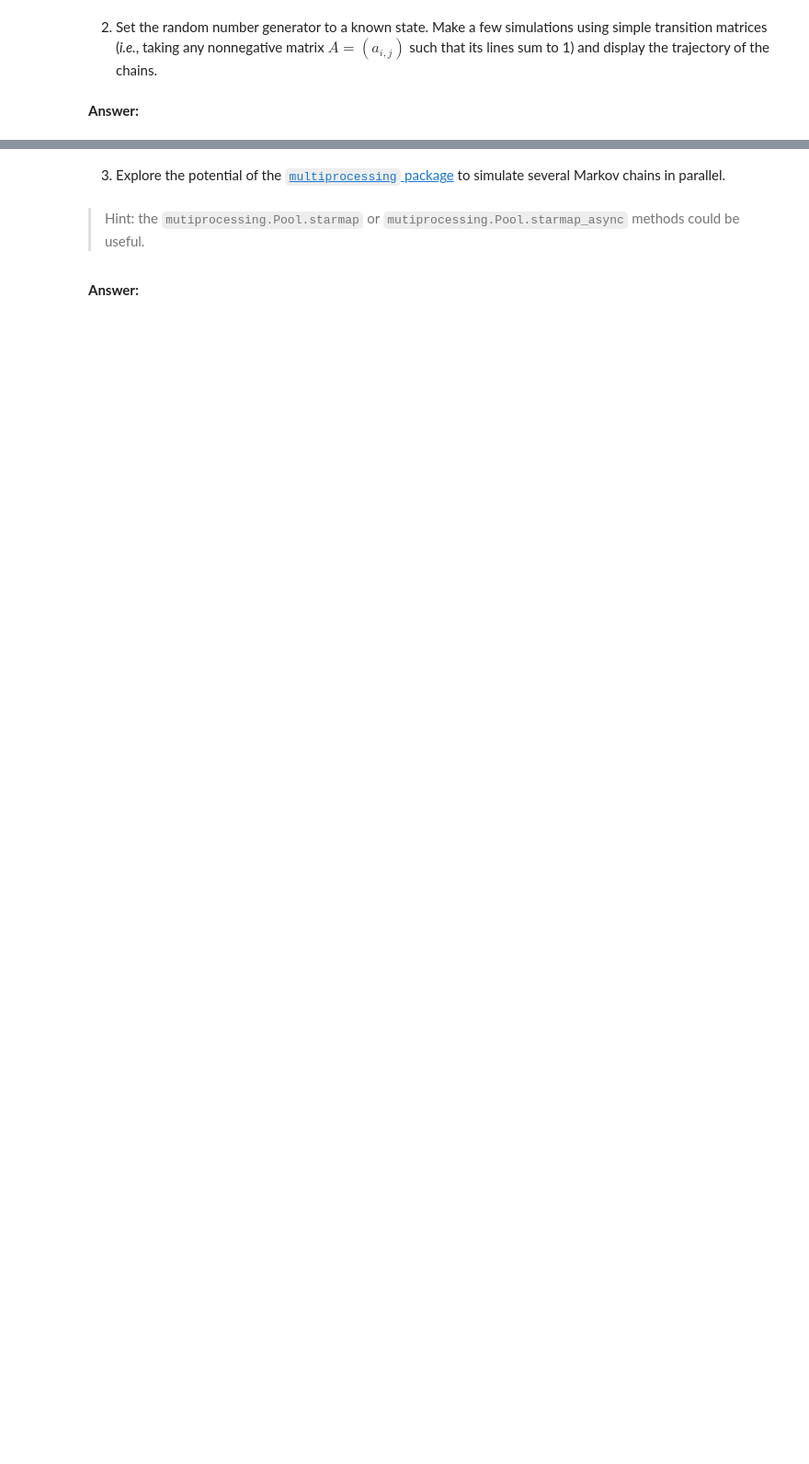
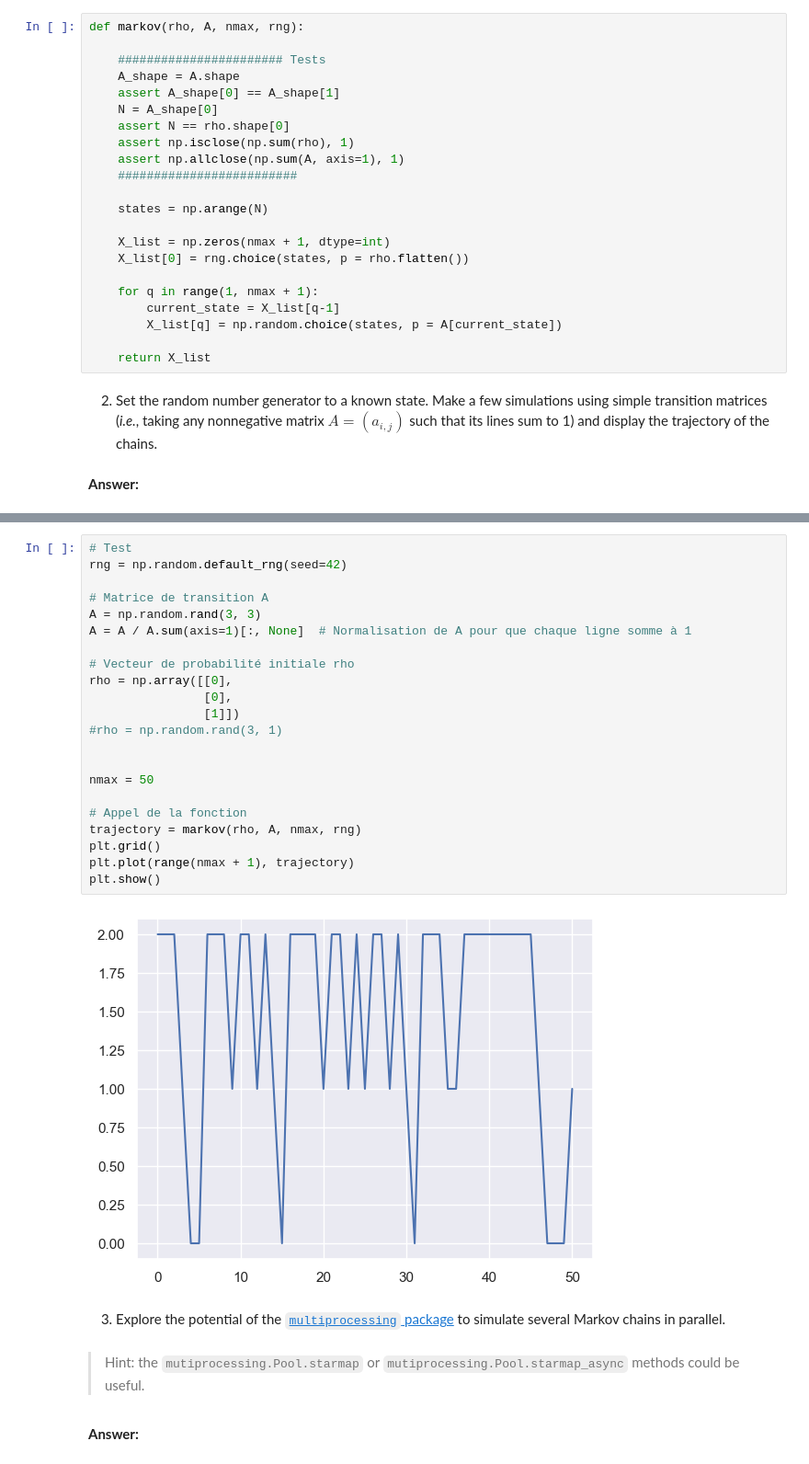
Before and after one commit to SerinaTraore/python_sdia, a Jupyter notebook: Labs/source/Lab5/lab5.ipynb, the cells around one changed output, grey strips where cells are left out. Shown at 92% size. Saved outputs shown, nothing was run; the diff lists cells and outputs as text; blank space fills up the shorter version.

```diff
--- a/Labs/source/Lab5/lab5.ipynb
+++ b/Labs/source/Lab5/lab5.ipynb
@@ -133,3 +182,25 @@ Here is an example of execution :
+# %%
+def markov(rho, A, nmax, rng):
+
+    ####################### Tests
+    A_shape = A.shape
+    assert A_shape[0] == A_shape[1]
+    N = A_shape[0]
+    assert N == rho.shape[0]
+    assert np.isclose(np.sum(rho), 1)
+    assert np.allclose(np.sum(A, axis=1), 1)
+    #########################
+
+    states = np.arange(N)
+
+    X_list = np.zeros(nmax + 1, dtype=int)
+    X_list[0] = rng.choice(states, p = rho.flatten())
+
+    for q in range(1, nmax + 1):
+        current_state = X_list[q-1]
+        X_list[q] = np.random.choice(states, p = A[current_state])
+
+    return X_list
 # %% [markdown]
 2. Set the random number generator to a known state. Make a few simulations using simple transition matrices (*i.e.*, taking any nonnegative matrix $A=(a_{i,j})$ such that its lines sum to 1) and display the trajectory of the chains.
 # %% [markdown]
@@ -139,3 +208,27 @@ Here is an example of execution :
+# %%
+# Test
+rng = np.random.default_rng(seed=42)
+
+# Matrice de transition A
+A = np.random.rand(3, 3)
+A = A / A.sum(axis=1)[:, None]  # Normalisation de A pour que chaque ligne somme à 1
+
+# Vecteur de probabilité initiale rho
+rho = np.array([[0],
+                [0],
+                [1]])
+#rho = np.random.rand(3, 1)
+
+
+nmax = 50
+
+# Appel de la fonction
+trajectory = markov(rho, A, nmax, rng)
+plt.grid()
+plt.plot(range(nmax + 1), trajectory)
+plt.show()
+# %% [output]
+[figure, added]
 # %% [markdown]
 3. Explore the potential of the [`multiprocessing` package](https://docs.python.org/3/library/multiprocessing.html) to simulate several Markov chains in parallel.
 # %% [markdown]
```
Also changed, not shown: parts of 12 cells of this notebook, 3 other files.
